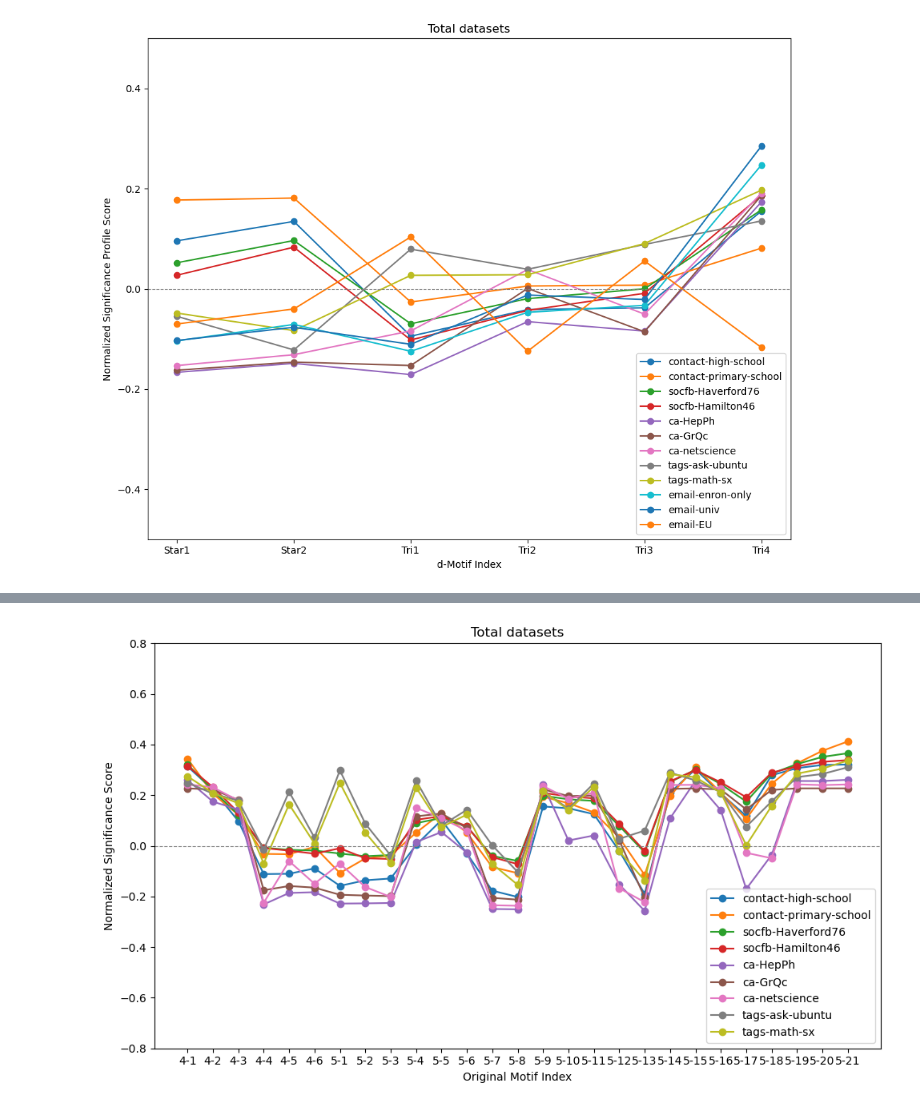
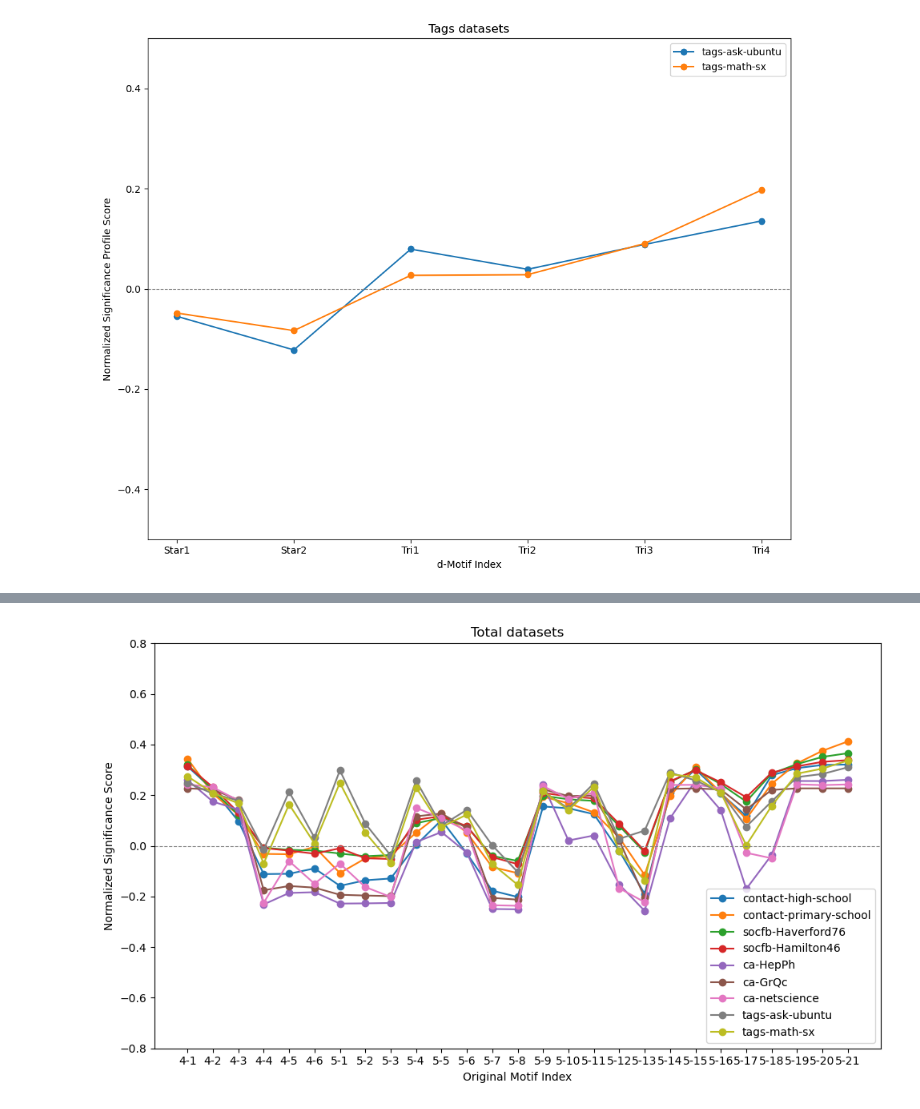
Before and after one commit to thisis05/graphlet_extension, a Jupyter notebook: profile.ipynb, the cells around one changed output, grey strips where cells are left out. Saved outputs shown, nothing was run; the diff lists cells and outputs as text; code cells hidden in the pictures.

```diff
--- a/profile.ipynb
+++ b/profile.ipynb
@@ -12,7 +12,7 @@ with open('./extend_output/random_output.json') as f:
     random = json.load(f)
 
 # Extract the domain name
-domain = 'Total'
+domain = 'Tags'
 sorted_keys = ['4-1-1', '4-1-2', '4-1-3', '4-1-4', '4-1-5', '4-1-6', '4-1-7', '4-1-8', '4-1-9', '4-1-10', '4-1-11',
                '4-2-1', '4-2-2', '4-2-3', '4-2-4', '4-2-5', '4-2-6', '4-2-7', '4-2-8',
                '4-3-1', '4-3-2', '4-3-3', '4-3-4', '4-3-5', '4-3-6', '4-3-7', '4-3-8',
@@ -27,12 +27,6 @@ labels = ['d1-1', 'd1-2', 'd1-3', 'd1-4', 'd1-5', 'd1-6', 'd1-7', 'd1-8', 'd1-9'
                'd4-1', 'd4-2', 'd4-3',
                'd5-1', 'd5-2',
                'd6-1', 'd6-2', 'd6-3', 'd6-4']
-# sorted_keys = ['4-1-2', '4-1-3', '4-1-4', '4-1-5', '4-1-6', '4-1-7', '4-1-8', '4-1-9', '4-1-10', '4-1-11',
-#                '4-2-2', '4-2-3', '4-2-4', '4-2-5', '4-2-6', '4-2-7', '4-2-8',
-#                '4-3-2', '4-3-3', '4-3-4', '4-3-5', '4-3-6', '4-3-7', '4-3-8',
-#                '4-4-2', '4-4-3',
-#                '4-5-2',
-#                '4-6-2', '4-6-3', '4-6-4']
 
 labels_max_dim = {'d1-1' : 10, 'd1-2' : 9, 'd1-3' : 8, 'd1-4' : 8, 'd1-5' : 7, 'd1-6' : 7, 'd1-7' : 7, 'd1-8' : 6, 'd1-9' : 6, 'd1-10' : 5, 'd1-11' : 4,
                'd2-1' : 9, 'd2-2' : 8, 'd2-3' : 8, 'd2-4' : 7, 'd2-5' : 7, 'd2-6' : 7, 'd2-7' : 6, 'd2-8' : 6,
@@ -44,11 +38,11 @@ srp_data = []
 
 # Define domain groups
 domains = {
-    'contact': [6, 7],
-    'socfb' : [10, 11],
-    'collaboration': [0, 1, 2],
-    'tags' : [8, 9],
-    'email' : [3, 4, 5],
+    #'contact': [7, 8],
+    # 'socfb' : [11, 12],
+    # 'collaboration': [0, 1, 2],
+     'tags' : [9, 10],
+    #'email' : [3, 4, 5, 6],
     #'web' : [13, 14]
 }
 dataset_order= {}
@@ -92,32 +86,32 @@ for group_name, indices in domains.items():
         # Plot the Subgraph Ratio Profile
         plt.plot(sorted_keys, sorted_srp_i, marker='o', label=f'{dataset}')
 
 df = pd.DataFrame(srp_data)
 df2 = df.T
 correlation_matrix = df2.corr(method='pearson')
 
 # Plot settings
 plt.xlabel('d-Motif Index')
 plt.ylabel('Normalized Significance Profile Score')
 plt.title(f'{domain} datasets')
 plt.ylim(-0.5, 0.5)
 plt.axhline(0, color='gray', linestyle='--', linewidth=0.8)
 plt.legend()
 plt.tight_layout()
 
 # num_labels_to_show = 8
 # step = len(labels) // (num_labels_to_show - 1)
 # visible_positions = list(range(0, len(labels), step))[:num_labels_to_show]
 # visible_labels = [labels[i] for i in visible_positions]
 # plt.xticks(visible_positions, visible_labels)
 
 
 # Save the plot
-filename = f'{domain}_extend.png'
+filename = f'{domain}_extend_3.png'
 plt.savefig(f'./figure/{filename}')
 
 # Display the plot
 plt.show()
 correlation_matrix
 # %% [output]
-[figure, old version]
+[figure, new version]
```
Also changed, not shown: parts of 4 cells of this notebook, 23 other files.
